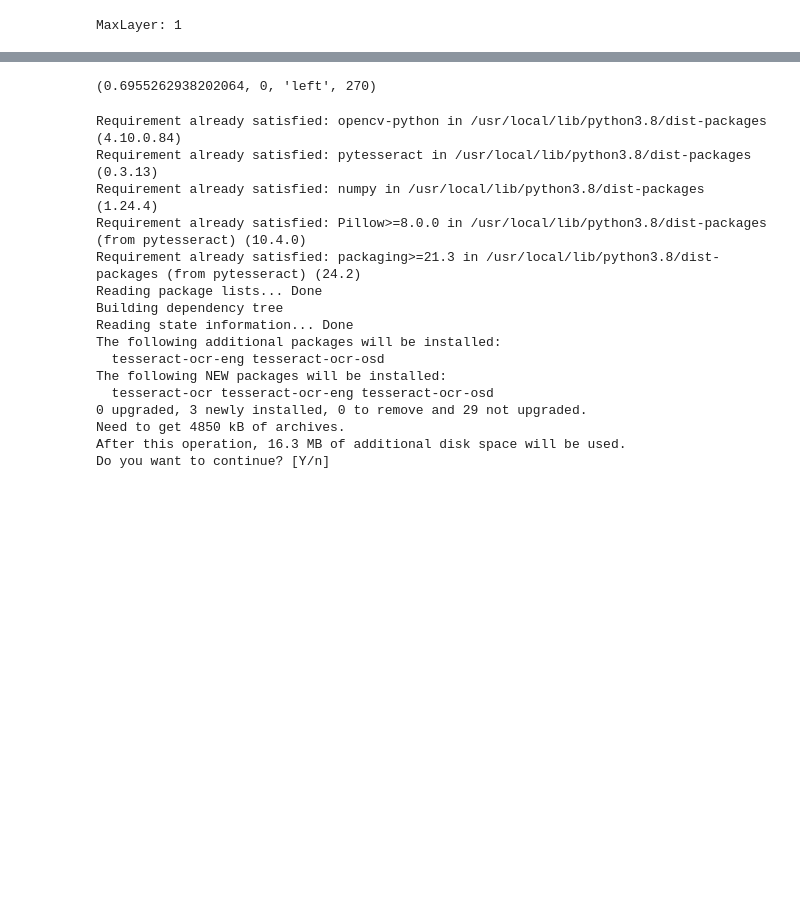
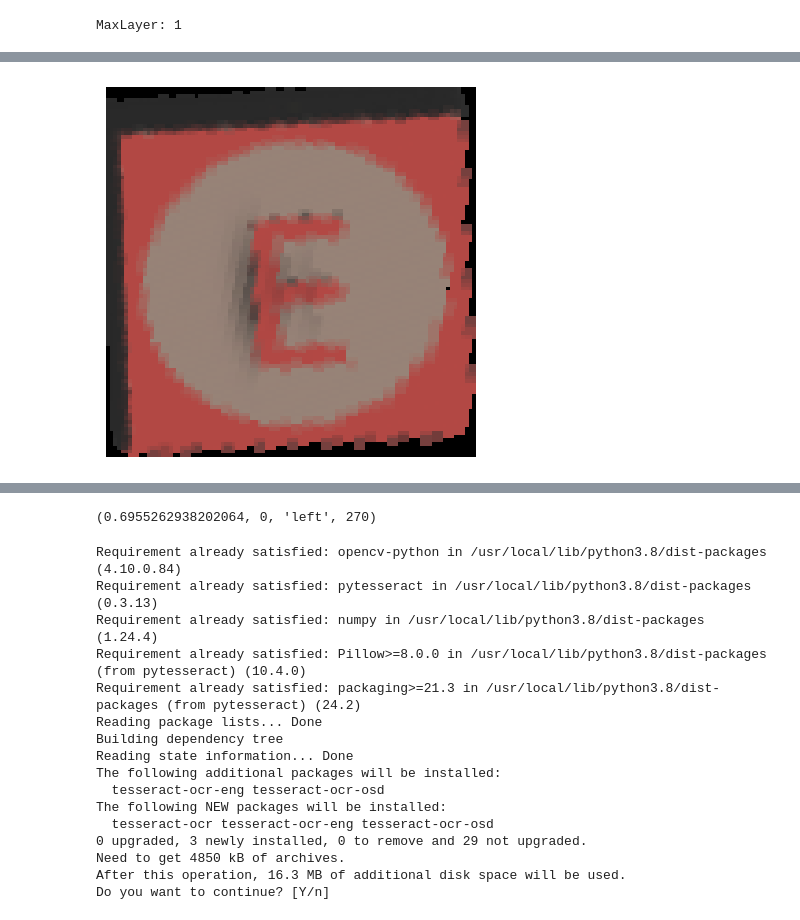
Before and after one commit to lvxiangyu11/IRobMan1_Project_Team5_24ws, a Jupyter notebook: scripts/mycode/2_perception/点云分层拿.ipynb, the cells around one changed output, grey strips where cells are left out. Saved outputs shown, nothing was run; the diff lists cells and outputs as text; code cells hidden in the pictures; blank space fills up the shorter version.

```diff
--- a/scripts/mycode/2_perception/点云分层拿.ipynb
+++ b/scripts/mycode/2_perception/点云分层拿.ipynb
@@ -551,0 +736,91 @@ move  4  cube
+# %%
+import open3d as o3d
+import numpy as np
+import matplotlib.pyplot as plt
+
+def triangle_mesh_to_image(mesh, image_size=(400, 400), fill_radius=1):
+    """
+    将 TriangleMesh 的顶点投影到 2D 图像上，并通过最大池化生成较小的图像。
+    确保每个像素点有值。
+
+    Args:
+        mesh (o3d.geometry.TriangleMesh): 输入三角网格。
+        image_size (tuple): 输出图像大小 (width, height)。
+        pool_size (tuple): 池化窗口大小 (height, width)。
+        fill_radius (int): 每个点影响的邻域半径（像素）。
+
+    Returns:
+        numpy.ndarray: 投影后的 2D 图像（池化后大小）。
+    """
+    # 获取顶点和颜色
+    vertices = np.asarray(mesh.vertices)
+    colors = np.asarray(mesh.vertex_colors) if mesh.has_vertex_colors() else np.ones((len(vertices), 3))
+
+    # 提取 x-y 范围
+    x_min, y_min = vertices[:, 0].min(), vertices[:, 1].min()
+    x_max, y_max = vertices[:, 0].max(), vertices[:, 1].max()
+
+    # 初始化 2D 图像
+    width, height = image_size
+    image = np.zeros((height, width, 3), dtype=np.float32)
+    count_matrix = np.zeros((height, width), dtype=np.int32)  # 用于统计像素值累计次数
+
+    # 映射顶点到图像坐标并填充周围像素
+    for vertex, color in zip(vertices, colors):
+        x, y = vertex[0], vertex[1]
+        u = int((x - x_min) / (x_max - x_min) * (width - 1))
+        v = int((y - y_min) / (y_max - y_min) * (height - 1))
+
+        # 填充当前点和周围像素
+        for du in range(-fill_radius, fill_radius + 1):
+            for dv in range(-fill_radius, fill_radius + 1):
+                uu = min(max(u + du, 0), width - 1)
+                vv = min(max(v + dv, 0), height - 1)
+                image[vv, uu] += color
+                count_matrix[vv, uu] += 1
+
+    # 平均化每个像素的颜色值
+    mask = count_matrix > 0
+    image[mask] /= count_matrix[mask, None]
+
+    # 将图像转换为 0-255 的范围
+    image = (np.clip(image, 0, 1) * 255).astype(np.uint8)
+
+    return image
+
+def enlarge_points_as_cubes(point_cloud, cube_size=0.0001):
+    """
+    将点云的每个点替换为一个立方体以增大显示大小。
+
+    Args:
+        point_cloud (o3d.geometry.PointCloud): 输入点云。
+        cube_size (float): 立方体的边长。
+
+    Returns:
+        o3d.geometry.TriangleMesh: 包含所有点的立方体的组合几何体。
+    """
+    points = np.asarray(point_cloud.points)
+    colors = np.asarray(point_cloud.colors) if point_cloud.has_colors() else [[1, 0, 0]] * len(points)
+    mesh = o3d.geometry.TriangleMesh()
+
+    for point, color in zip(points, colors):
+        # 创建一个小立方体并移动到点的位置
+        cube = o3d.geometry.TriangleMesh.create_box(width=cube_size, height=cube_size, depth=cube_size)
+        cube.translate(point - np.array([cube_size / 2, cube_size / 2, cube_size / 2]))
+        cube.paint_uniform_color(color)
+        mesh += cube  # 将立方体添加到组合网格中
+
+    return mesh
+
+cube_point_cloud_transormed_cubes = enlarge_points_as_cubes(cube_point_cloud_transormed)
+
+# 假设 cube_point_cloud_transormed_cubes 是你的 TriangleMesh
+image = triangle_mesh_to_image(cube_point_cloud_transormed_cubes, image_size=(100, 100))
+
+# 显示图像
+plt.imshow(image)
+plt.axis("off")
+plt.show()
+image.shape
+# %% [output]
+[figure, added]
```
Also changed, not shown: parts of 6 cells of this notebook, 13 other files.
